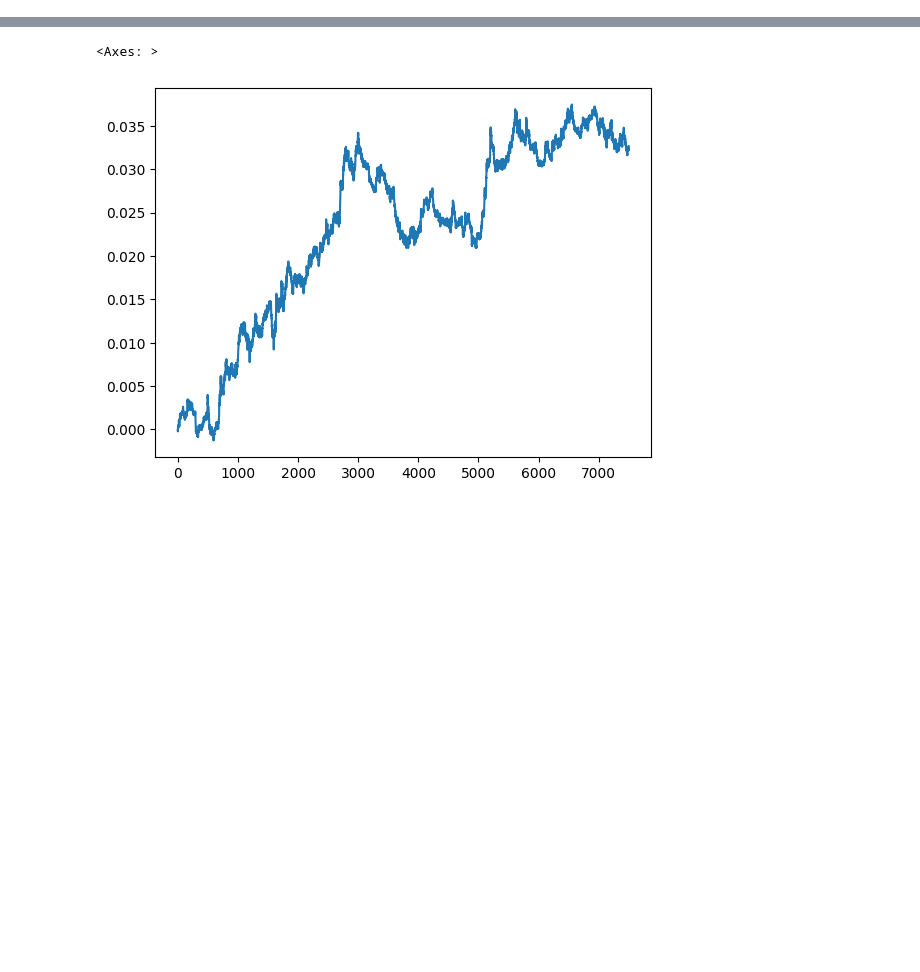
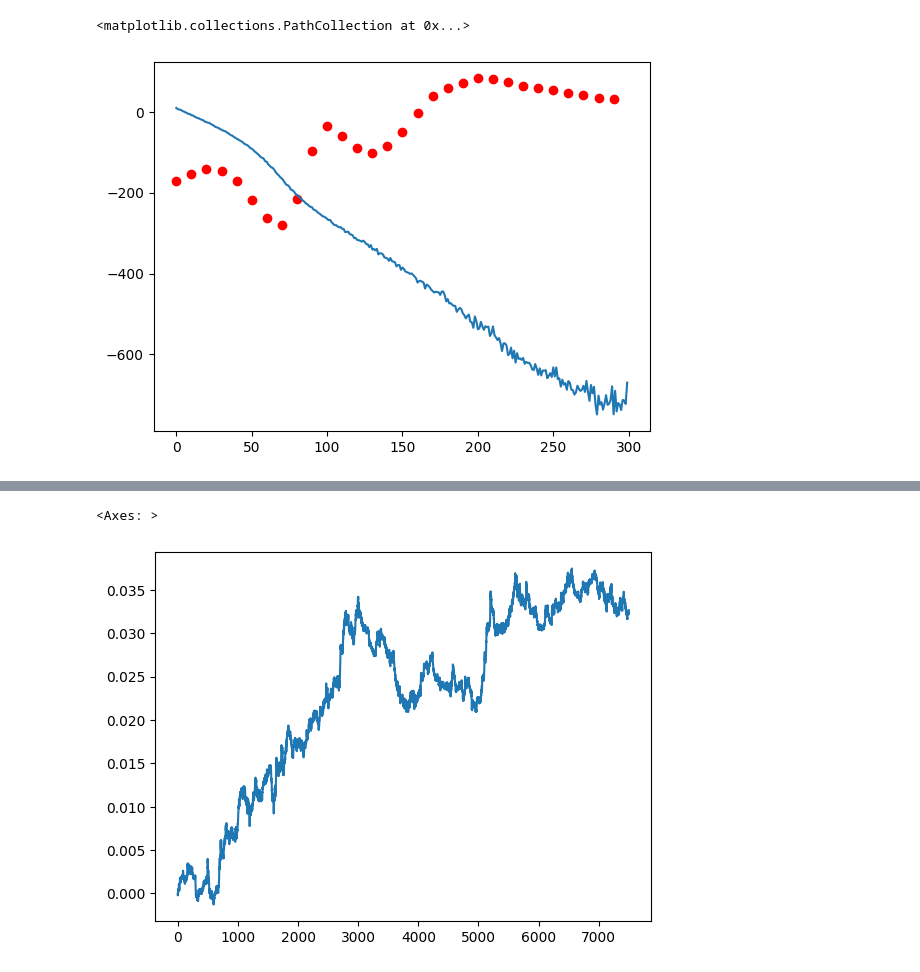
Before and after one commit to PolyMGLA/ups_trading, a Jupyter notebook: src/learning_lib/utils/test.ipynb, the cells around one changed output, grey strips where cells are left out. Drawn from its saved outputs; the diff is of its cells as text; code cells hidden in the pictures; blank space fills up the shorter version.

```diff
--- a/src/learning_lib/utils/test.ipynb
+++ b/src/learning_lib/utils/test.ipynb
@@ -149,3 +185,9 @@ Epoch: 50, loss: 0.04540
+# %%
+plt.plot(train_losses)
+plt.scatter(range(0, num_epochs, 10), val_maes, color='r')
+# %% [output]
+<matplotlib.collections.PathCollection at 0x...>
+[figure, added]
 # %%
 df2[list(filter(lambda x: x[:5]=='close', list(df2.columns)))]
 # %% [output]
```
Also changed, not shown: parts of 8 cells of this notebook.
